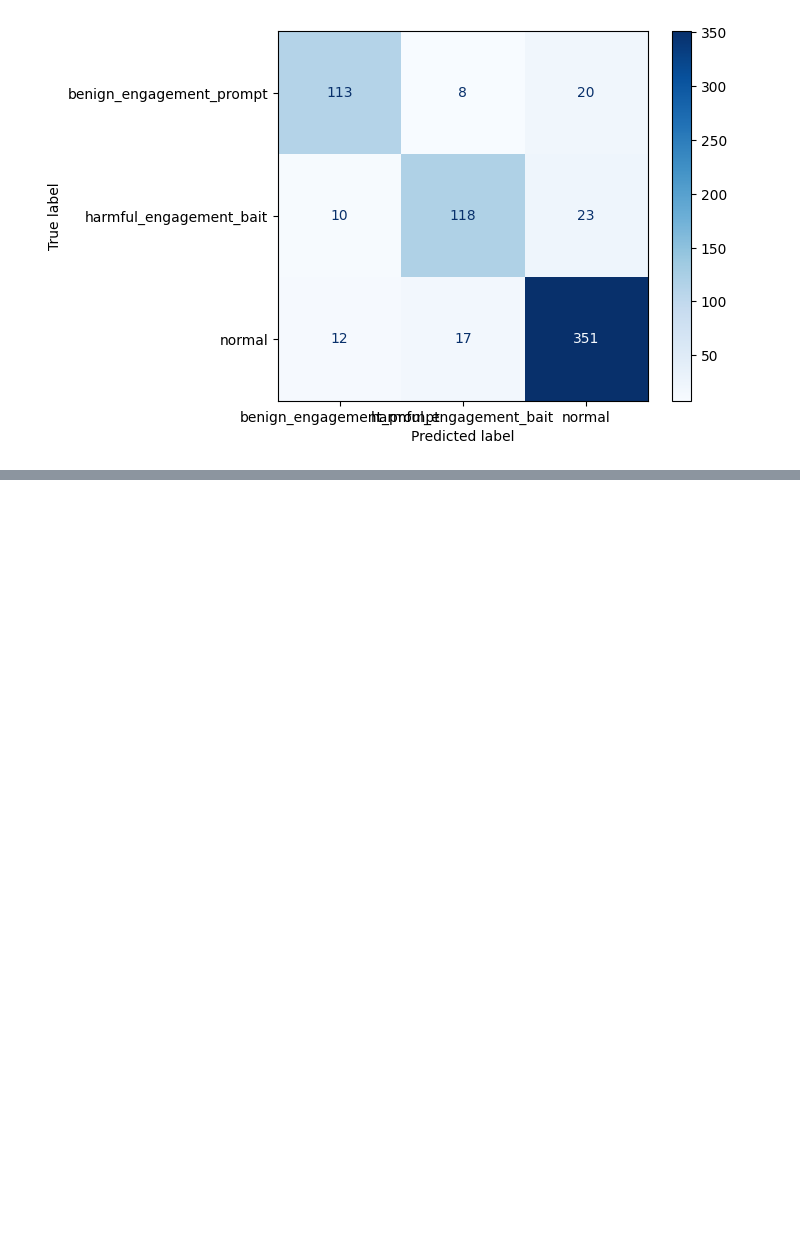
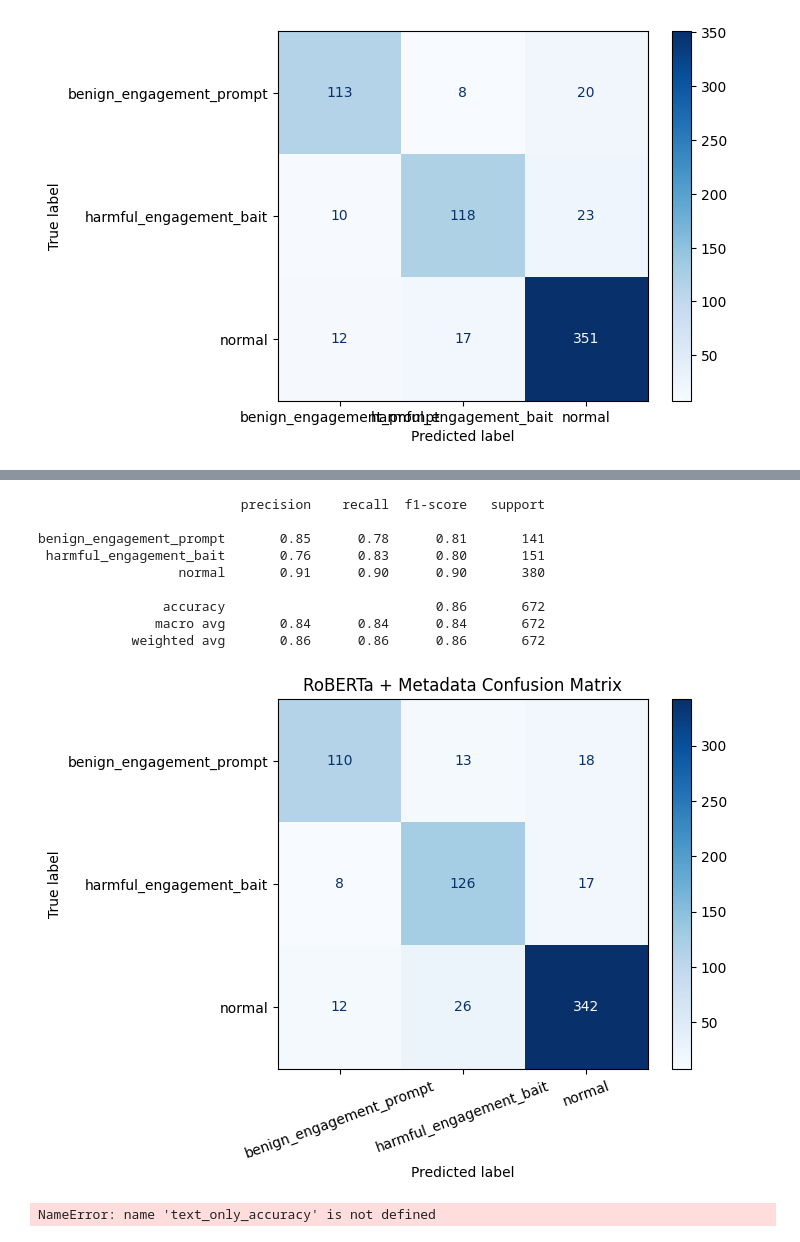
Before and after one commit to RJ-Worrall/Twitter_Engagement_Bait_Modeling, a Jupyter notebook: Twitter_Project.ipynb, the cells around one changed output, grey strips where cells are left out. Drawn from its saved outputs; the diff is of its cells as text; code cells hidden in the pictures; blank space fills up the shorter version.

Commit message:
trained final model (roberta text+metadata)

```diff
--- a/Twitter_Project.ipynb
+++ b/Twitter_Project.ipynb
@@ -2997,0 +3188,8 @@ benign_engagement_prompt       0.84      0.80      0.82       141
+# %%
+model = RobertaWithMetadata(
+    model_name="roberta-base",
+    num_metadata_features=len(metadata_columns),
+    num_labels=len(encoder.classes_),
+    metadata_hidden_size=32,
+    dropout_rate=0.2
+)
@@ -2997,0 +3248,11 @@ benign_engagement_prompt       0.84      0.80      0.82       141
+# %%
+
+trainer = Trainer(
+    model=model,
+    args=training_args,
+    train_dataset=train_dataset,
+    eval_dataset=test_dataset,
+    compute_metrics=compute_metrics
+)
+
+trainer.train()
@@ -2997,0 +3266,27 @@ benign_engagement_prompt       0.84      0.80      0.82       141
+# %%
+prediction_output = trainer.predict(test_dataset)
+
+predicted_labels = np.argmax(
+    prediction_output.predictions,
+    axis=1
+)
+
+print(
+    classification_report(
+        Y_test,
+        predicted_labels,
+        target_names=encoder.classes_
+    )
+)
+
+ConfusionMatrixDisplay.from_predictions(
+    Y_test,
+    predicted_labels,
+    display_labels=encoder.classes_,
+    cmap="Blues",
+    xticks_rotation=20
+)
+
+plt.title("RoBERTa + Metadata Confusion Matrix")
+plt.show()
+# %% [output]
@@ -2997,0 +3294,29 @@ benign_engagement_prompt       0.84      0.80      0.82       141
+                          precision    recall  f1-score   support
+
+benign_engagement_prompt       0.85      0.78      0.81       141
+ harmful_engagement_bait       0.76      0.83      0.80       151
+                  normal       0.91      0.90      0.90       380
+
+                accuracy                           0.86       672
+               macro avg       0.84      0.84      0.84       672
+            weighted avg       0.86      0.86      0.86       672
+[figure, added]
+# %%
+comparison_df = pd.DataFrame({
+    "model": [
+        "RoBERTa text only",
+        "RoBERTa text + metadata"
+    ],
+    "accuracy": [
+        text_only_accuracy,
+        hybrid_accuracy
+    ],
+    "macro_f1": [
+        text_only_macro_f1,
+        hybrid_macro_f1
+    ]
+})
+
+display(comparison_df)
+# %% [output]
+NameError: name 'text_only_accuracy' is not defined
```
Also changed, not shown: parts of 13 cells of this notebook.
